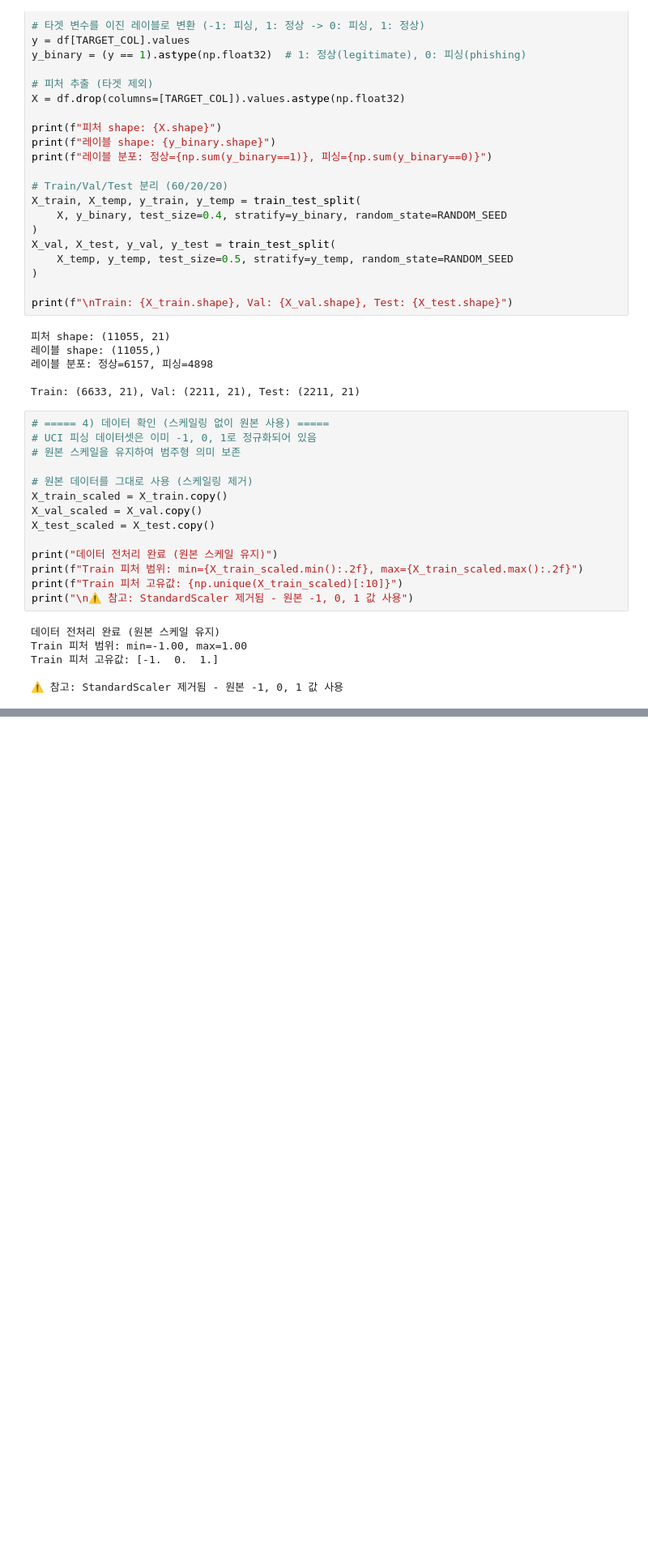
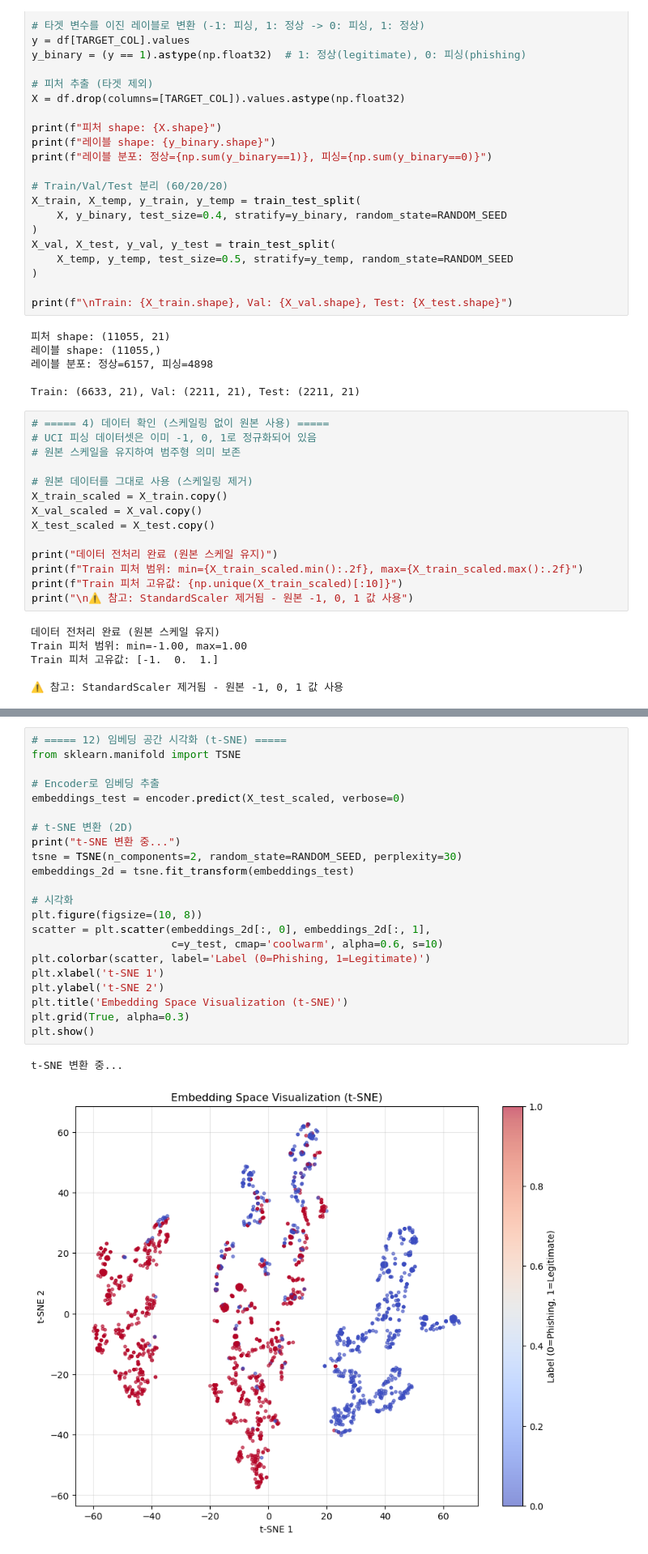
Before and after one commit to Seungminnni/YU_mobile_kotlin, a Jupyter notebook: phishing/embedding_model.ipynb, the cells around one changed output, grey strips where cells are left out. Shown at 81% size. Cells and saved outputs as stored; diff of their text form; blank space fills up the shorter version.

```diff
--- a/phishing/embedding_model.ipynb
+++ b/phishing/embedding_model.ipynb
@@ -480 +473,26 @@ plt.show()
+# %%
+# ===== 12) 임베딩 공간 시각화 (t-SNE) =====
+from sklearn.manifold import TSNE
+
+# Encoder로 임베딩 추출
+embeddings_test = encoder.predict(X_test_scaled, verbose=0)
+
+# t-SNE 변환 (2D)
+print("t-SNE 변환 중...")
+tsne = TSNE(n_components=2, random_state=RANDOM_SEED, perplexity=30)
+embeddings_2d = tsne.fit_transform(embeddings_test)
+
+# 시각화
+plt.figure(figsize=(10, 8))
+scatter = plt.scatter(embeddings_2d[:, 0], embeddings_2d[:, 1],
+                      c=y_test, cmap='coolwarm', alpha=0.6, s=10)
+plt.colorbar(scatter, label='Label (0=Phishing, 1=Legitimate)')
+plt.xlabel('t-SNE 1')
+plt.ylabel('t-SNE 2')
+plt.title('Embedding Space Visualization (t-SNE)')
+plt.grid(True, alpha=0.3)
+plt.show()
+# %% [output]
+t-SNE 변환 중...
+[figure, added]
 # %%
```
Also changed, not shown: parts of 16 cells of this notebook, 10 other files.
